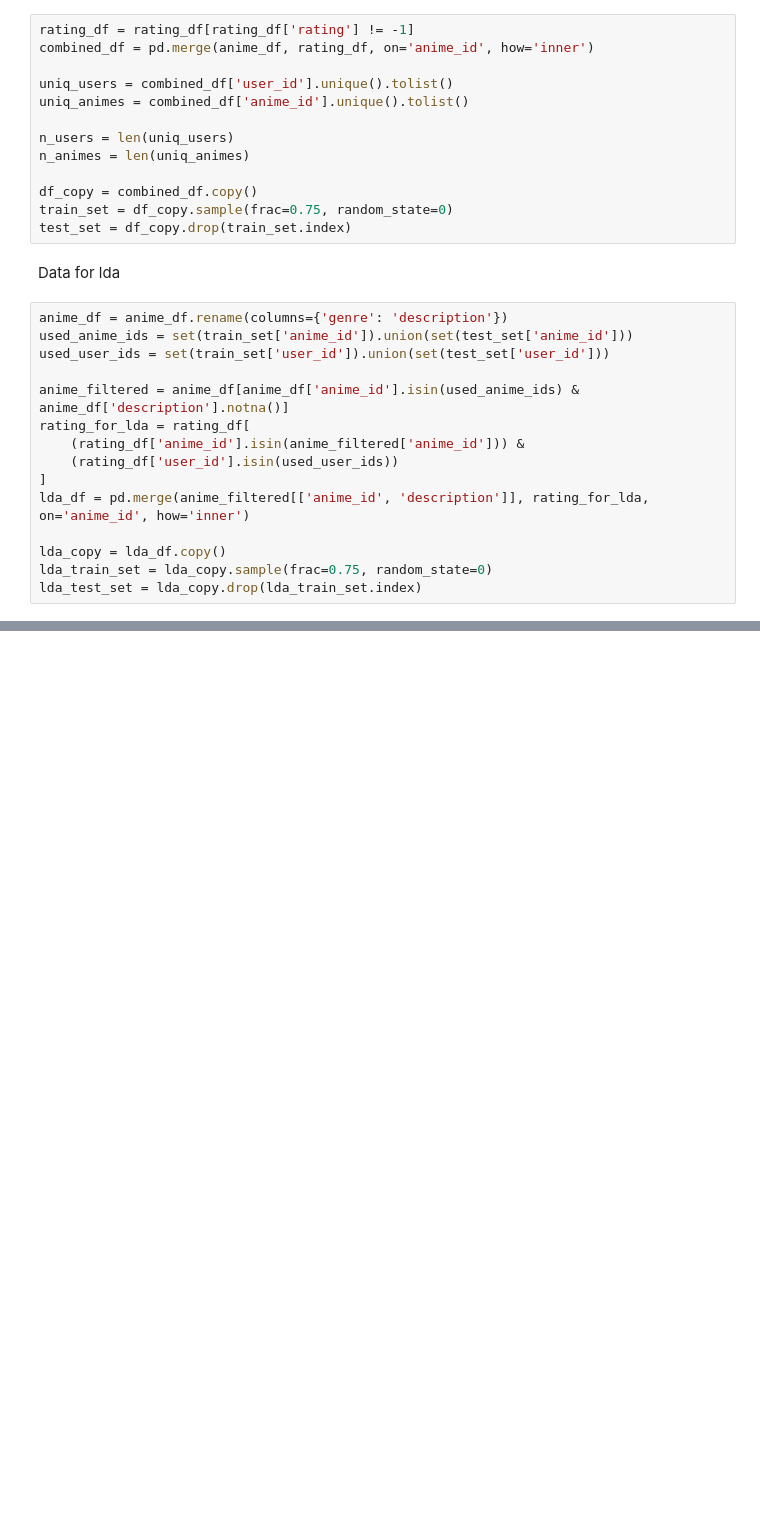
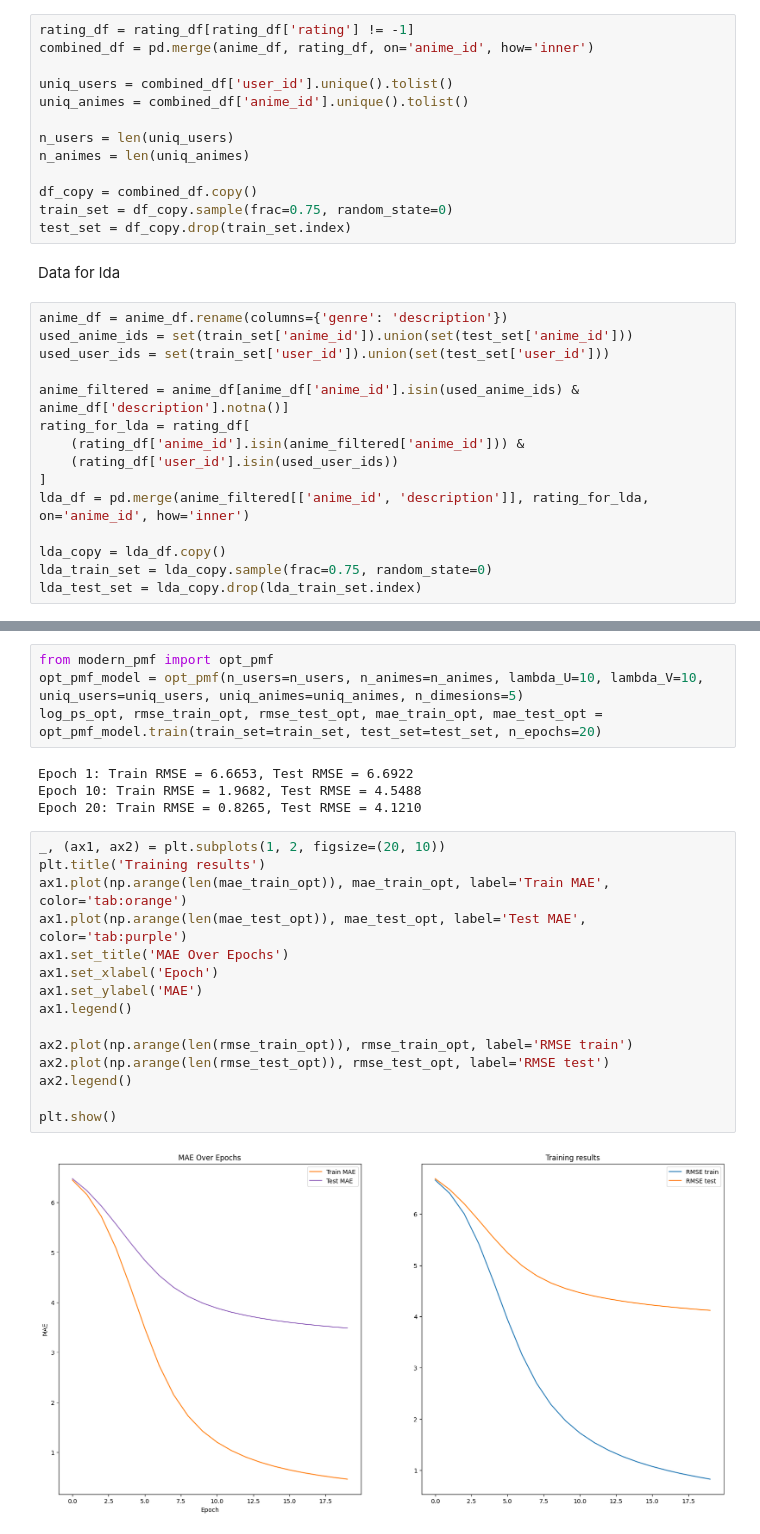
Before and after one commit to HiccupHan/Recommendation-System, a Jupyter notebook: main.ipynb, the cells around one changed output, grey strips where cells are left out. Cells and saved outputs as stored; diff of their text form; blank space fills up the shorter version.

```diff
--- a/main.ipynb
+++ b/main.ipynb
@@ -109,0 +210,25 @@ plt.show()
+# %%
+from modern_pmf import opt_pmf
+opt_pmf_model = opt_pmf(n_users=n_users, n_animes=n_animes, lambda_U=10, lambda_V=10, uniq_users=uniq_users, uniq_animes=uniq_animes, n_dimesions=5)
+log_ps_opt, rmse_train_opt, rmse_test_opt, mae_train_opt, mae_test_opt = opt_pmf_model.train(train_set=train_set, test_set=test_set, n_epochs=20)
+# %% [output]
+Epoch 1: Train RMSE = 6.6653, Test RMSE = 6.6922
+Epoch 10: Train RMSE = 1.9682, Test RMSE = 4.5488
+Epoch 20: Train RMSE = 0.8265, Test RMSE = 4.1210
+# %%
+_, (ax1, ax2) = plt.subplots(1, 2, figsize=(20, 10))
+plt.title('Training results')
+ax1.plot(np.arange(len(mae_train_opt)), mae_train_opt, label='Train MAE', color='tab:orange')
+ax1.plot(np.arange(len(mae_test_opt)), mae_test_opt, label='Test MAE', color='tab:purple')
+ax1.set_title('MAE Over Epochs')
+ax1.set_xlabel('Epoch')
+ax1.set_ylabel('MAE')
+ax1.legend()
+
+ax2.plot(np.arange(len(rmse_train_opt)), rmse_train_opt, label='RMSE train')
+ax2.plot(np.arange(len(rmse_test_opt)), rmse_test_opt, label='RMSE test')
+ax2.legend()
+
+plt.show()
+# %% [output]
+[figure, added]
```
Also changed, not shown: parts of 13 cells of this notebook, 8 other files.
